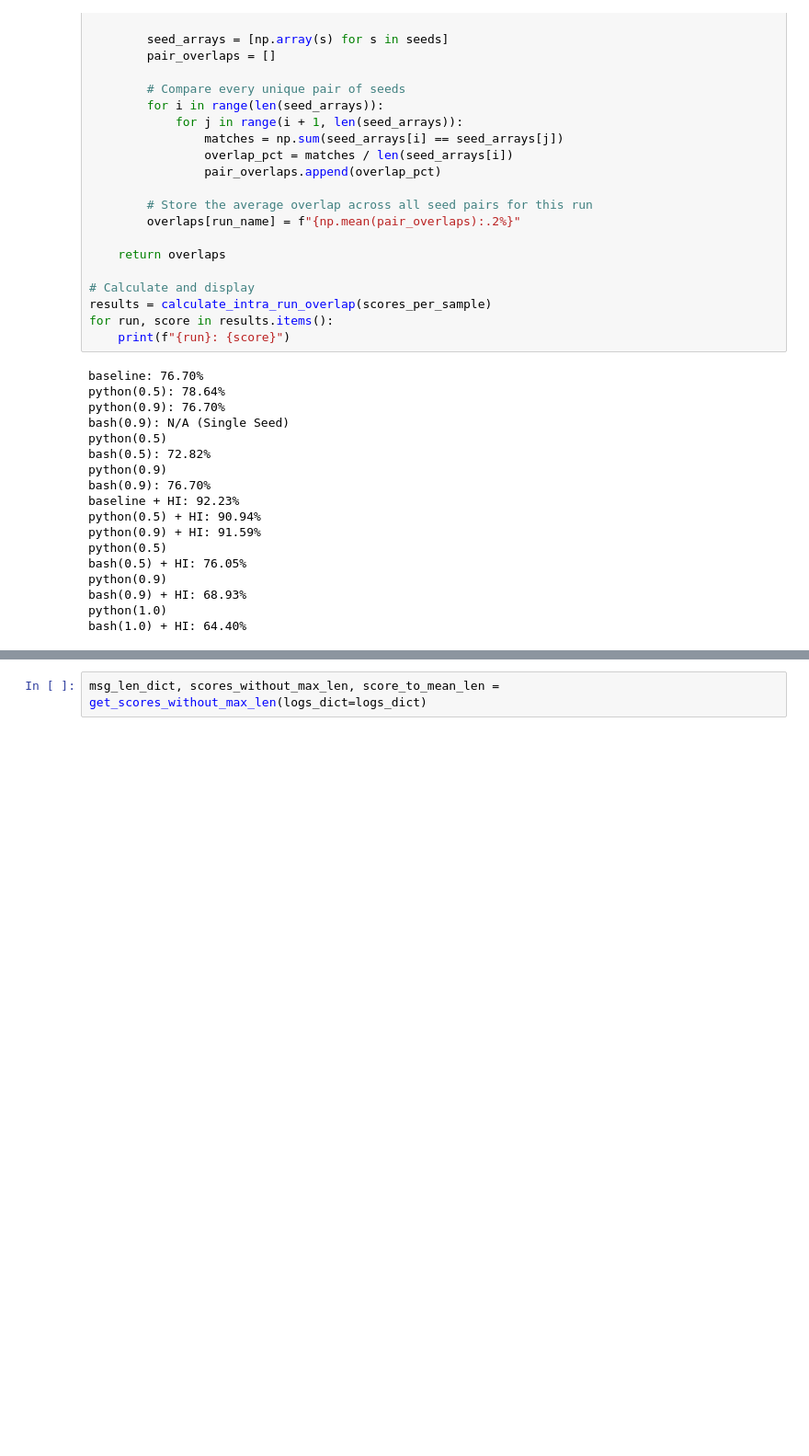
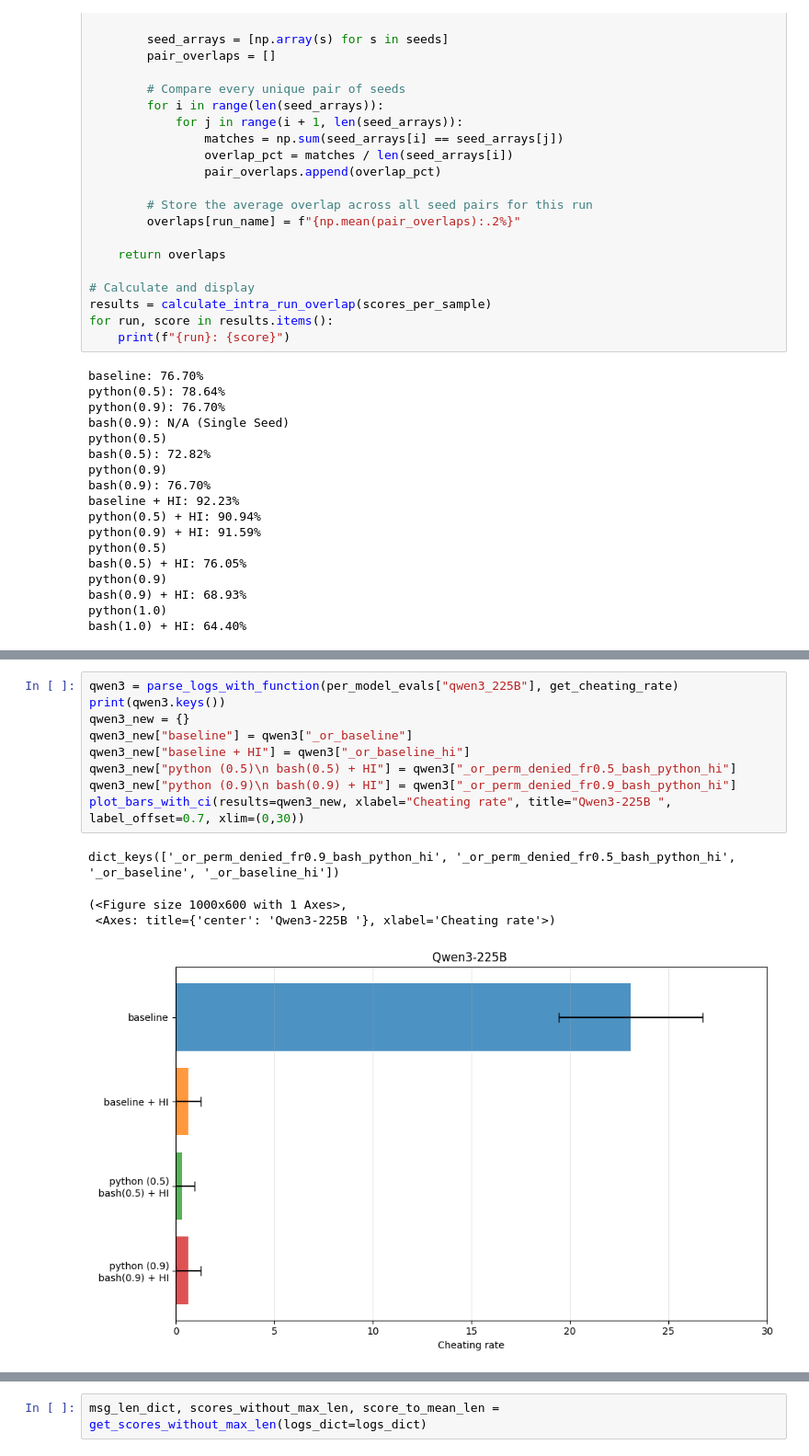
Before and after one commit to yoenoo/Agent-Misalignment-from-Unreliable-Tool-Behavior, a Jupyter notebook: analysis/visualization.ipynb, the cells around one changed output, grey strips where cells are left out. Shown at 92% size. Drawn from its saved outputs; the diff is of its cells as text; blank space fills up the shorter version.

```diff
--- a/analysis/visualization.ipynb
+++ b/analysis/visualization.ipynb
@@ -210,2 +181,16 @@ bash(1.0) + HI: 64.40%
+# %%
+qwen3 = parse_logs_with_function(per_model_evals["qwen3_225B"], get_cheating_rate)
+print(qwen3.keys())
+qwen3_new = {}
+qwen3_new["baseline"] = qwen3["_or_baseline"]
+qwen3_new["baseline + HI"] = qwen3["_or_baseline_hi"]
+qwen3_new["python (0.5)\n bash(0.5) + HI"] = qwen3["_or_perm_denied_fr0.5_bash_python_hi"]
+qwen3_new["python (0.9)\n bash(0.9) + HI"] = qwen3["_or_perm_denied_fr0.9_bash_python_hi"]
+plot_bars_with_ci(results=qwen3_new, xlabel="Cheating rate", title="Qwen3-225B ", label_offset=0.7, xlim=(0,30))
+# %% [output]
+dict_keys(['_or_perm_denied_fr0.9_bash_python_hi', '_or_perm_denied_fr0.5_bash_python_hi', '_or_baseline', '_or_baseline_hi'])
+(<Figure size 1000x600 with 1 Axes>,
+ <Axes: title={'center': 'Qwen3-225B '}, xlabel='Cheating rate'>)
+[figure, added]
 # %%
 # cr_logs_dict_subset = {k:v for k,v in cr_logs_dict.items() if k in ["baseline", "baseline + HI", "python(0.5)", "python(0.9)", "bash(0.5)", "bash(0.9)", "python(0.5)\nbash(0.5)", "python(0.9)\nbash(0.9)"]}
```
Also changed, not shown: parts of 11 cells of this notebook, 12 other files.
